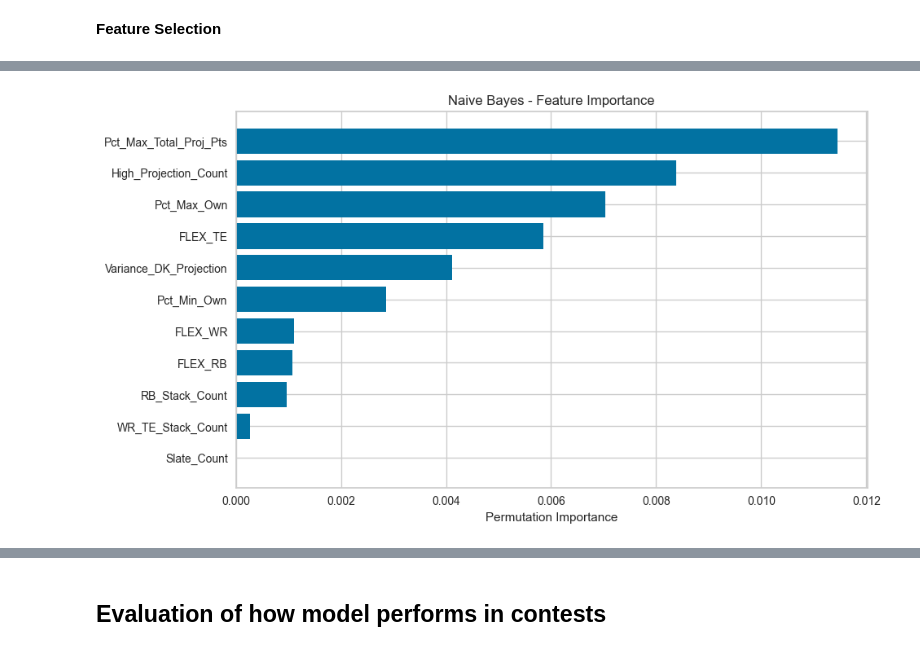
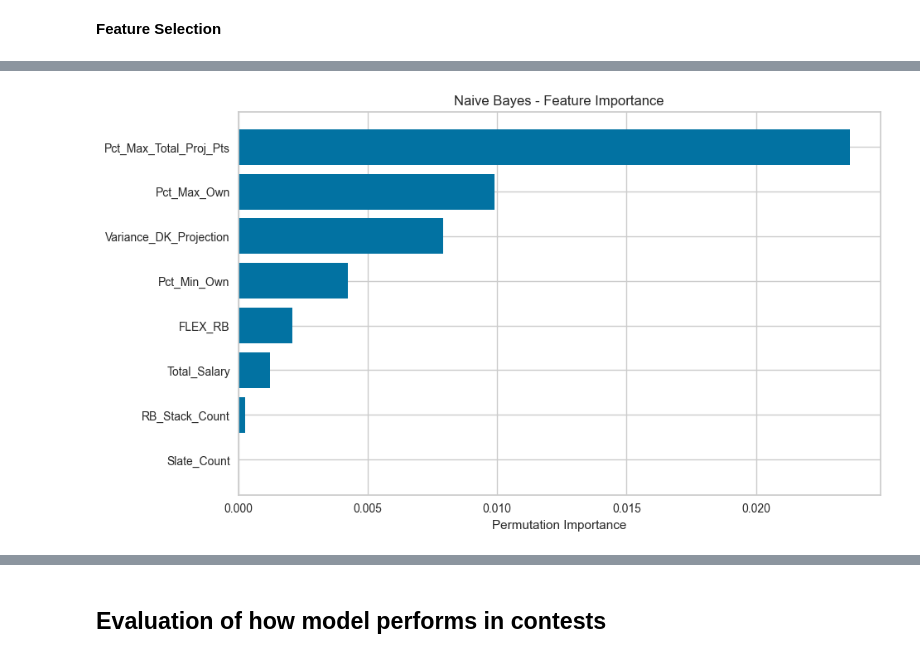
Before and after one commit to mattdh12/Football_Demo, a Jupyter notebook: Football_Model_Demo.ipynb, the cells around one changed output, grey strips where cells are left out. Drawn from its saved outputs; the diff is of its cells as text; code cells hidden in the pictures.

```diff
--- a/Football_Model_Demo.ipynb
+++ b/Football_Model_Demo.ipynb
@@ -510,12 +510,13 @@ The large majority of lineups do not reach payout. For a more balanced dataset f
 cleaned_df = cleaned_df.drop_duplicates().reset_index(drop=True)
 # %%
 # Group by 'Slate_Info' and find the minimum count of 'Made_Payout' in each group
-min_counts = cleaned_df.groupby('Slate_Info')['Made_Payout'].value_counts().groupby(level=0).min()
+min_count = cleaned_df.groupby('Slate_Info')['Made_Payout'].value_counts().groupby(level=0).min().min()
+unique_slates = cleaned_df['Slate_Info'].unique()
 
 # Now sample the minimum count for both 'Made_Payout' options within each 'Slate_Info'
 balanced_df = pd.DataFrame()  # Initialize an empty DataFrame to store the balanced data
 
-for slate_info, min_count in min_counts.items():
+for slate_info in unique_slates:
     # Filter the data for the current 'Slate_Info'
     slate_df = cleaned_df[cleaned_df['Slate_Info'] == slate_info]
 
@@ -806,0 +770,4 @@ F1 Score: 0.60
+# %%
+# Save the trained scaler on only selected features
+scaler_selected = StandardScaler()
+scaler_selected.fit(X[selected_features])  # Use full dataset but only with selected features
@@ -828,20 +815,22 @@ plt.show()
 # %%
-X_selected_scaled_df = pd.DataFrame(X_selected_scaled, columns=selected_feature_names)
+# Scale full dataset using the trained scaler on selected features
+X_selected_scaled = scaler_selected.transform(X[selected_features])
+X_selected_scaled_df = pd.DataFrame(X_selected_scaled, columns=selected_features, index=X.index)
 
-# Calculate permutation importance
+# Calculate permutation importance using the trained Naive Bayes model
 perm_importance = permutation_importance(nb_model, X_selected_scaled_df, y, n_repeats=10, random_state=42)
 
 # Sort the feature importances
 sorted_idx = perm_importance.importances_mean.argsort()
 
 # Plot the permutation importance with correct column names
 plt.figure(figsize=(10, 6))
 plt.barh(X_selected_scaled_df.columns[sorted_idx], perm_importance.importances_mean[sorted_idx])
 plt.xlabel("Permutation Importance")
 plt.title("Naive Bayes - Feature Importance")
 plt.show()
 # %% [output]
-[figure, old version]
+[figure, new version]
 # %%
 # List of features from the selected dataset (excluding the target)
 feature_names = X_selected_scaled_df.columns.tolist()
```
Also changed, not shown: parts of 19 cells of this notebook.
